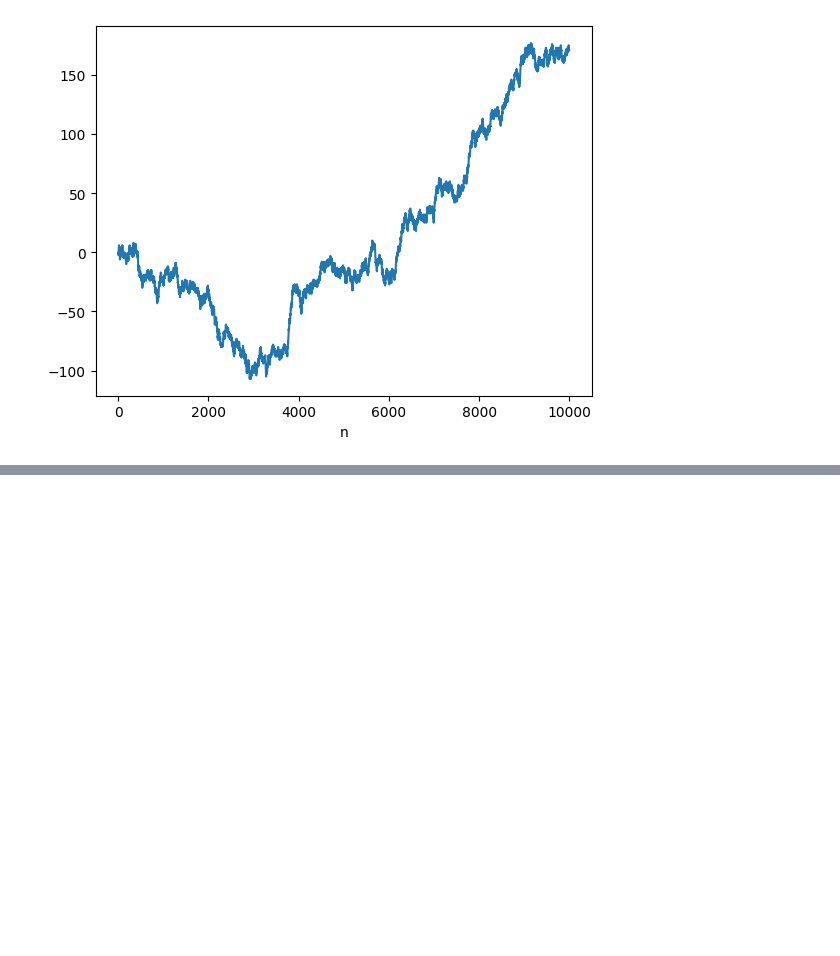
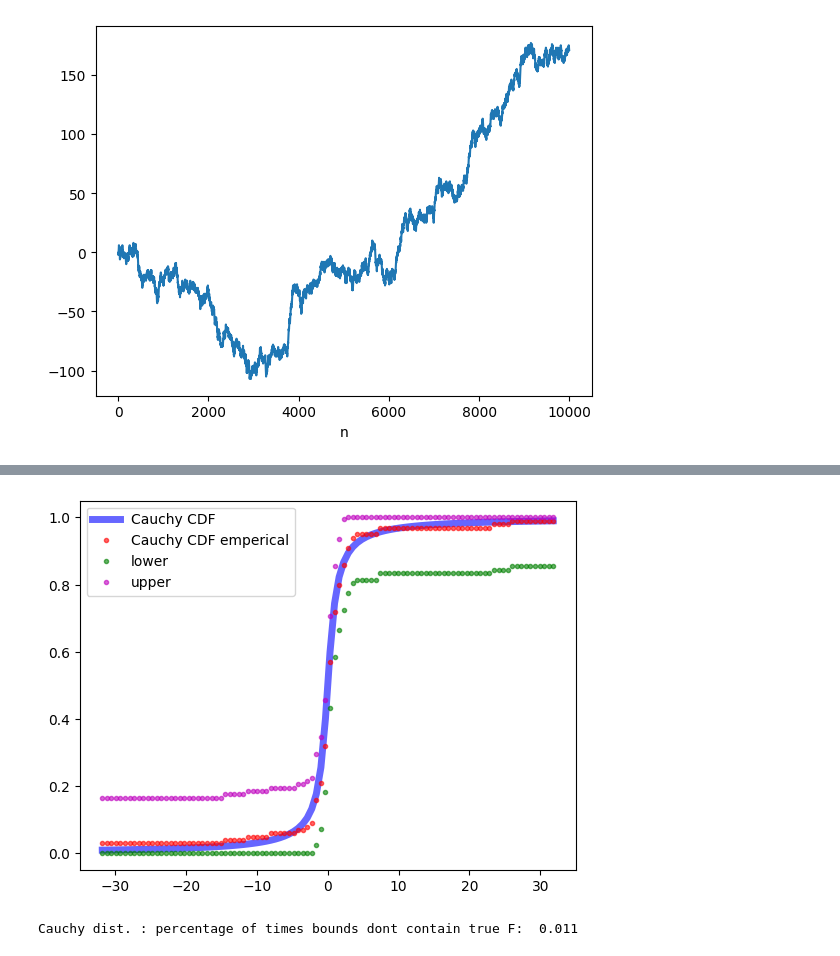
Before and after one commit to Kamczyk09/Intro-to-DS-notes-, a Jupyter notebook: my-stuff/AOS-exercises.ipynb, the cells around one changed output, grey strips where cells are left out. Saved outputs shown, nothing was run; the diff lists cells and outputs as text; code cells hidden in the pictures; blank space fills up the shorter version.

```diff
--- a/my-stuff/AOS-exercises.ipynb
+++ b/my-stuff/AOS-exercises.ipynb
@@ -227,0 +236,31 @@ Final Answer: The maximum likelihood estimate for $\lambda$ is: $$\hat{\lambda}
+# %%
+# Chapter 7, problem 3, Cauchy distribution
+from scipy.stats import cauchy
+
+x_vec = np.linspace(cauchy.ppf(0.01), cauchy.ppf(0.99), 100)
+F_real = cauchy.cdf(x_vec)
+
+data = np.random.standard_cauchy(100)
+F_hat, F_lower, F_upper = ecdf(data, x_vec, alpha = 0.05)
+
+plt.plot(x_vec, F_real, 'b-', lw=5, alpha=0.6, label='Cauchy CDF')
+plt.plot(x_vec, F_hat, 'r.', lw=5, alpha=0.6, label='Cauchy CDF emperical')
+plt.plot(x_vec, F_lower, 'g.', lw=5, alpha=0.6, label='lower')
+plt.plot(x_vec, F_upper, 'm.', lw=5, alpha=0.6, label='upper')
+plt.legend(loc='best')
+plt.show()
+
+cnt = 0
+sim_num = 1000
+for i in range(sim_num):
+    data = np.random.standard_cauchy(100)
+    F_hat, F_lower, F_upper = ecdf(data, x_vec, alpha = 0.05)
+    for j in range(F_real.size):
+        if (F_real[j] > F_upper[j]) or (F_real[j] < F_lower[j]):
+            cnt += 1
+            break
+
+print('Cauchy dist. : percentage of times bounds dont contain true F: ', cnt/sim_num)
+# %% [output]
+[figure, added]
+Cauchy dist. : percentage of times bounds dont contain true F:  0.011
```
Also changed, not shown: parts of 15 cells of this notebook, 8 other files.
